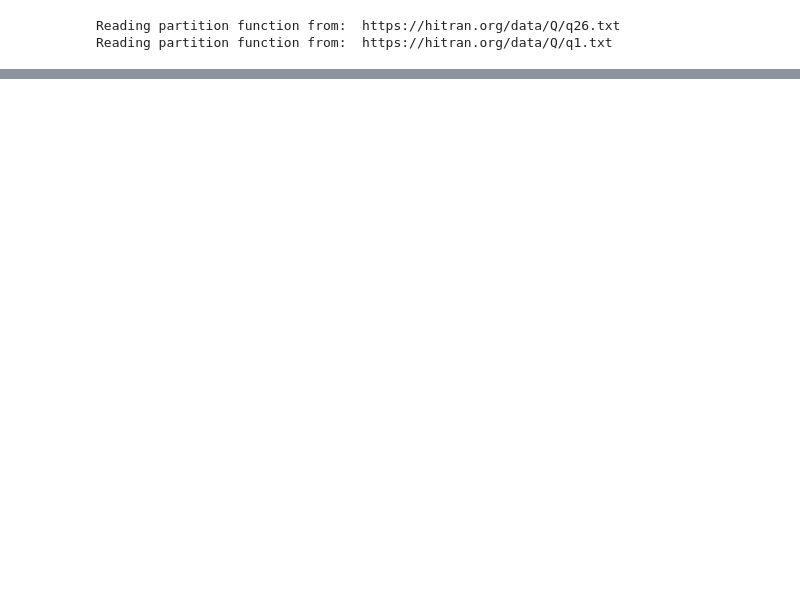
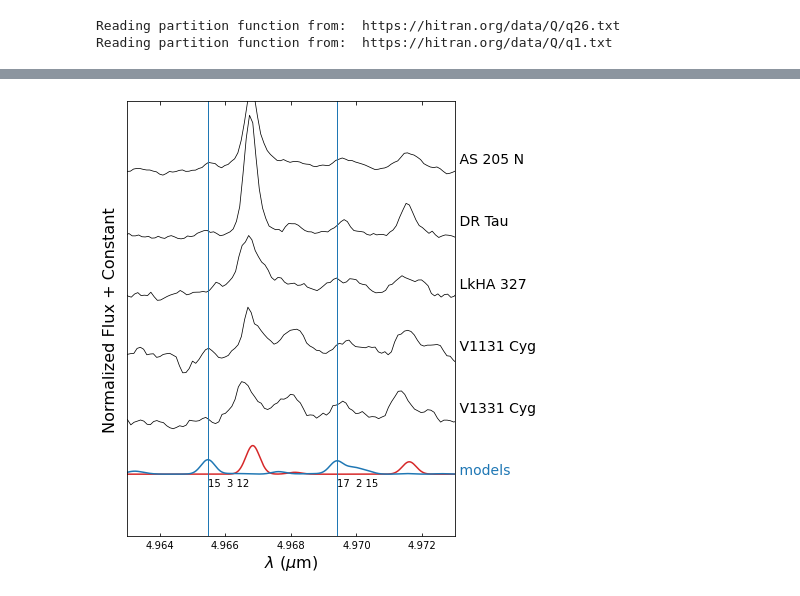
Before and after one commit to Bela-Arwen/Senior_Thesis, a Jupyter notebook: * Featured Spectra Plots - Clear Data*.ipynb, the cells around one changed output, grey strips where cells are left out. Saved outputs shown, nothing was run; the diff lists cells and outputs as text; code cells hidden in the pictures; blank space fills up the shorter version.

Commit message:
plots for various confidence data

```diff
--- a/* Featured Spectra Plots - Clear Data*.ipynb
+++ b/* Featured Spectra Plots - Clear Data*.ipynb
@@ -171,0 +42,77 @@ NameError: name 'h' is not defined
+# %%
+N = int(len(spec_d)/6)                                           #divide number of spectra by 6
+N0 = len(spec_d)%6                                               #find number of remaining spectra
+n = 0                                                            #to count through dictionary through mutliple loops
+
+for i in range(N):                                               #create N figures
+    fig = plt.figure(i+1,figsize=(20,8))                         #create the ith figure
+    plt.rcParams['axes.labelsize'] = 16                          #set label fontsize
+    gs = GridSpec(1,3)
+    ax1 = host_subplot(gs[0, 0],axes_class=AA.Axes)
+    lower_limit = 4.963;upper_limit = 4.973
+    for j in range(6):                                           #plotting loop for the 6 spectra
+        offset = (6 - j)*0.5                                     #setting position on graph
+        spot = list(spec_d.items())[n]                           #calls the nth key of the dictionary
+        name = spot[0]                                           #grabs the name from the dictionary "entry"
+        wave,flux = spot[1]                                      #grabs the wavelength and flux
+        fix_flux = flux[np.logical_not(np.isnan(flux))]          #remove fluxes
+        avg_flux = np.average(fix_flux)                          #finds average flux value
+        normflux = np.divide(flux,avg_flux)                      #normalizes flux so average flux  = 1
+        sflux = normflux+offset                                  #offsets normalized flux
+        redshift = np.float64(redshifts[n])                      #grabs the redshifts from the csv in the same order as plotted
+        label = labels[n]
+        ax1.plot(wave+redshift,sflux,'k',linewidth=.75);         #plots wave with redshift adjusted against normalized flux
+        ax1.text(upper_limit,offset+1,' '+label,fontsize=14)      #put obj name in between subplots
+        n+=1                                                     #next dictionary value
+
+    #adding models to the bottom of the plots
+    ax1.plot(CO_model['spectrum']['wave'], 0.5*CO_model['spectrum']['convolflux']+offset+0.5, label='Convolved CO Model Spectrum', color='C3')
+    ax1.plot(water_model['spectrum']['wave'], 2*water_model['spectrum']['convolflux']+offset+0.5, label='Convolved H20 Model Spectrum', color='C0')
+    ax1.text(upper_limit,offset+0.5,' models',color='C0',fontsize=14)         #put obj name in next to the sub
+
+    ax1.set_xlim(lower_limit, upper_limit);ax1.set_ylim(1,4.5);ax1.get_yaxis().set_ticks([])
+    ax1.set_xlabel('$\lambda$ ($\mu$m)',fontsize=14);ax1.set_ylabel('Normalized Flux + Constant',fontsize=14)
+
+#adding quantum numbers:
+    for i,lam in enumerate(water_model['lineparams']['wave']):
+        if((lam>lower_limit) & (lam<upper_limit) & (water_model['lineparams']['eup_k'][i]>4000) & (water_model['lineparams']['tau_peak'][i]>0.15)):
+            ax1.axvline(lam, linewidth=1, color='tab:blue')
+            ax1.text(water_model['lineparams']['wave'][i],1.4,water_model['lineparams']['Qpp_HITRAN'][i].strip())
+
+#in case of a remainder:
+if N0 > 0:                                                       #create a final figure with any remaining spectra
+    fig = plt.figure(N+1,figsize=(20,8))                         #create final figure
+    plt.rcParams['axes.labelsize'] = 16                          #set label fontsize
+    gs = GridSpec(1,3)
+    ax1 = host_subplot(gs[0, 0],axes_class=AA.Axes)
+    lower_limit = 4.963;upper_limit = 4.973
+    for j in range(N0):                                          #add final spectra to fig
+        offset = (6 - j)*0.5                                     #setting position on graph
+        spot = list(spec_d.items())[n]                           #calls the nth key of the dictionary
+        name = spot[0]                                           #grabs the name from the dictionary "entry"
+        wave,flux = spot[1]                                      #grabs the wavelength and flux
+        fix_flux = flux[np.logical_not(np.isnan(flux))]          #remove nan fluxes
+        avg_flux = np.average(fix_flux)                          #finds average flux value
+        normflux = np.divide(flux,avg_flux)                      #normalizes flux so average flux  = 1
+        sflux = normflux+offset                                  #offsets normalized flux
+        redshift = np.float64(redshifts[n])                      #grabs the redshifts from the csv in the same order as plotted
+        label = labels[n]                                        #pulls the correctly formated names to plot
+        ax1.plot(wave+redshift,sflux,'k',linewidth=.75);         #plots wave with redshift adjusted against normalized flux
+        ax1.text(upper_limit,offset+1,' '+label,fontsize=14)     #put obj name in between subplots
+        n+=1                                                     #next dictionary value
+
+    #adding models to the bottom of final plot, offset to fall right below last spectra
+    ax1.plot(CO_model['spectrum']['wave'], 0.5*CO_model['spectrum']['convolflux']+offset+0.5, label='Convolved CO Model Spectrum', color='C3')
+    ax1.plot(water_model['spectrum']['wave'], 2*water_model['spectrum']['convolflux']+offset+0.5, label='Convolved H20 Model Spectrum', color='C0')
+    ax1.text(upper_limit,offset+0.5,' models',color='C0',fontsize=14)        #put obj name in between subplots
+
+    ax1.set_xlim(lower_limit, upper_limit);ax1.set_ylim(1,4.5);ax1.get_yaxis().set_ticks([])
+    ax1.set_xlabel('$\lambda$ ($\mu$m)');ax1.set_ylabel('Normalized Flux + Constant')
+
+#adding quantum lines:
+    for i,lam in enumerate(water_model['lineparams']['wave']):
+        if((lam>lower_limit) & (lam<upper_limit) & (water_model['lineparams']['eup_k'][i]>4000) & (water_model['lineparams']['tau_peak'][i]>0.15)):
+            ax1.axvline(lam, linewidth=1, color='tab:blue')
+            ax1.text(water_model['lineparams']['wave'][i],1.4,water_model['lineparams']['Qpp_HITRAN'][i].strip())
+# %% [output]
+[figure, added]
```
Also changed, not shown: parts of 2 cells of this notebook, 2 other files.
